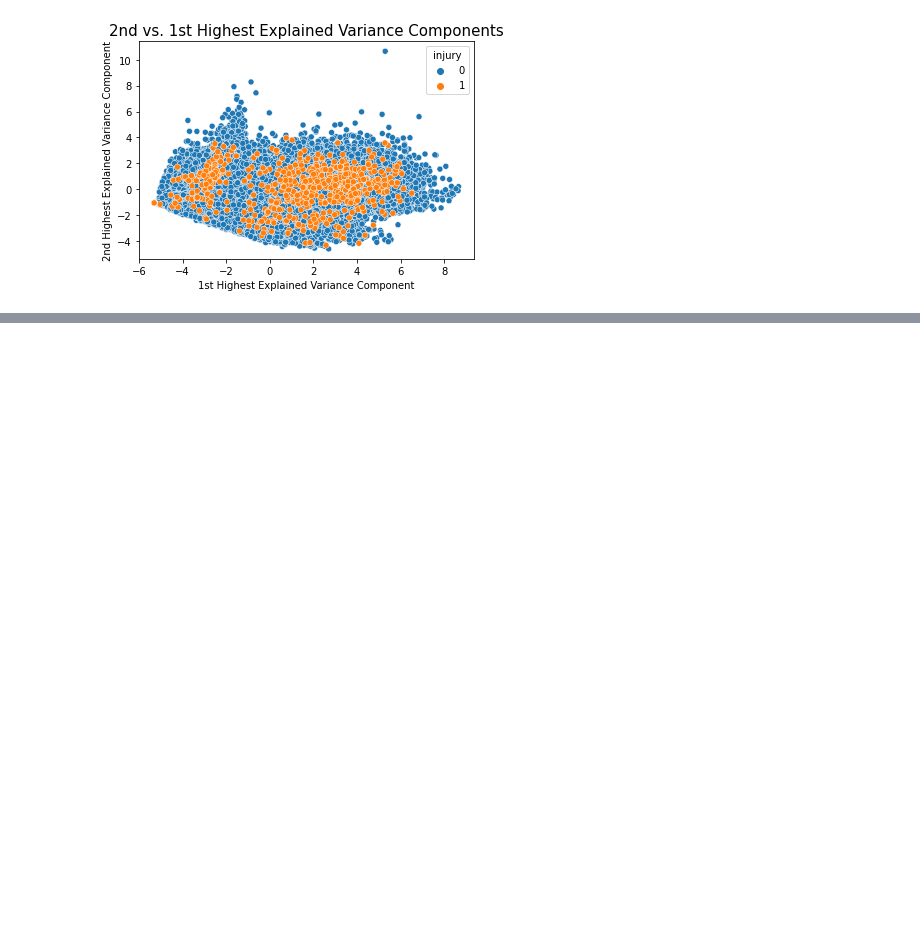
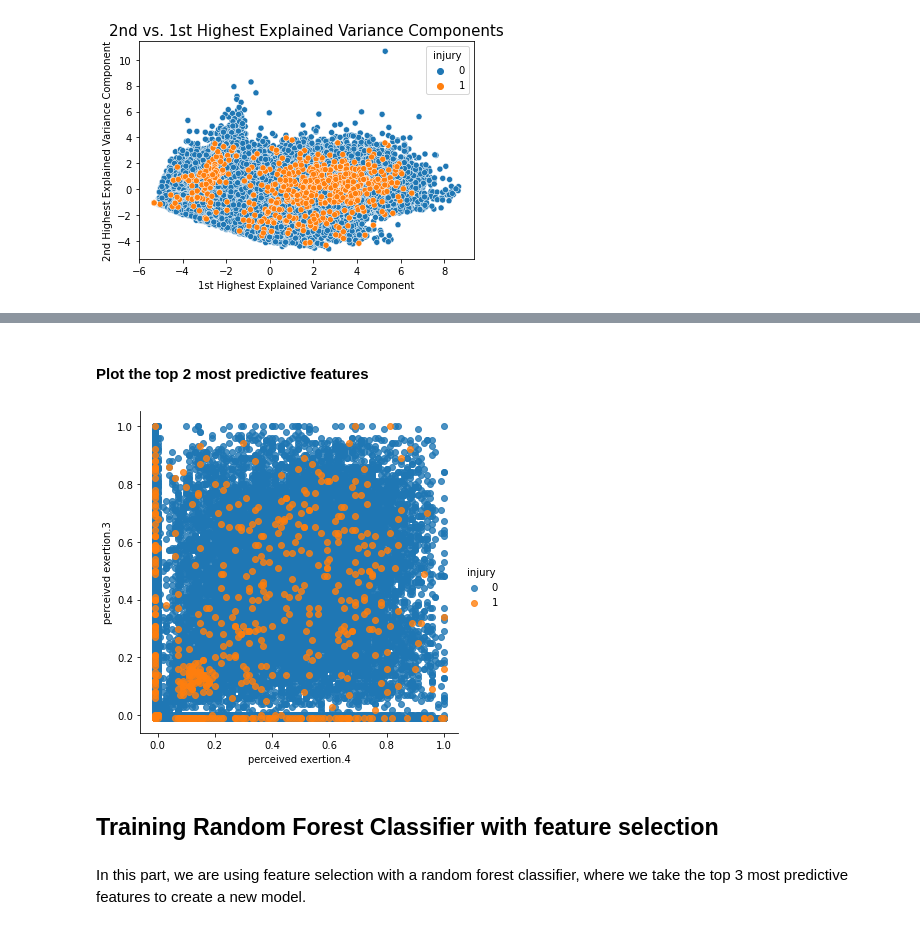
Before and after one commit to ryn8raun248/TrainingTrainers, a Jupyter notebook: final_project_notebook.ipynb, the cells around one changed output, grey strips where cells are left out. Saved outputs shown, nothing was run; the diff lists cells and outputs as text; code cells hidden in the pictures; blank space fills up the shorter version.

```diff
--- a/final_project_notebook.ipynb
+++ b/final_project_notebook.ipynb
@@ -62,6 +64,8 @@ dtype={'nr. sessions': 'category',
 'strength training.5': 'category',
 'strength training.6': 'category',
 'injury': 'category'})
+day_data = day_data.drop(columns=['Date', 'Athlete ID'])
+
 day_data.head()
 
 for suffix in ["", ".1", ".2", ".3", ".4", ".5", ".6"]:
@@ -420,3 +398,0 @@ clf = Pipeline(
-# %%
-clf.fit(X_train, y_train)
-print("model score: %.3f" % clf.score(X_test, y_test))
@@ -555,0 +440,11 @@ Estimator: Random Forest
+# %% [markdown]
+#### Plot the top 2 most predictive features
+# %%
+sns.lmplot(pred_feat_names[0], pred_feat_names[1], data=day_data, hue='injury',fit_reg=False)
+plt.show()
+# %% [output]
+[figure, added]
+# %% [markdown]
+## Training Random Forest Classifier with feature selection
+# %% [markdown]
+In this part, we are using feature selection with a random forest classifier, where we take the top 3 most predictive features to create a new model.
```
Also changed, not shown: parts of 17 cells of this notebook.
